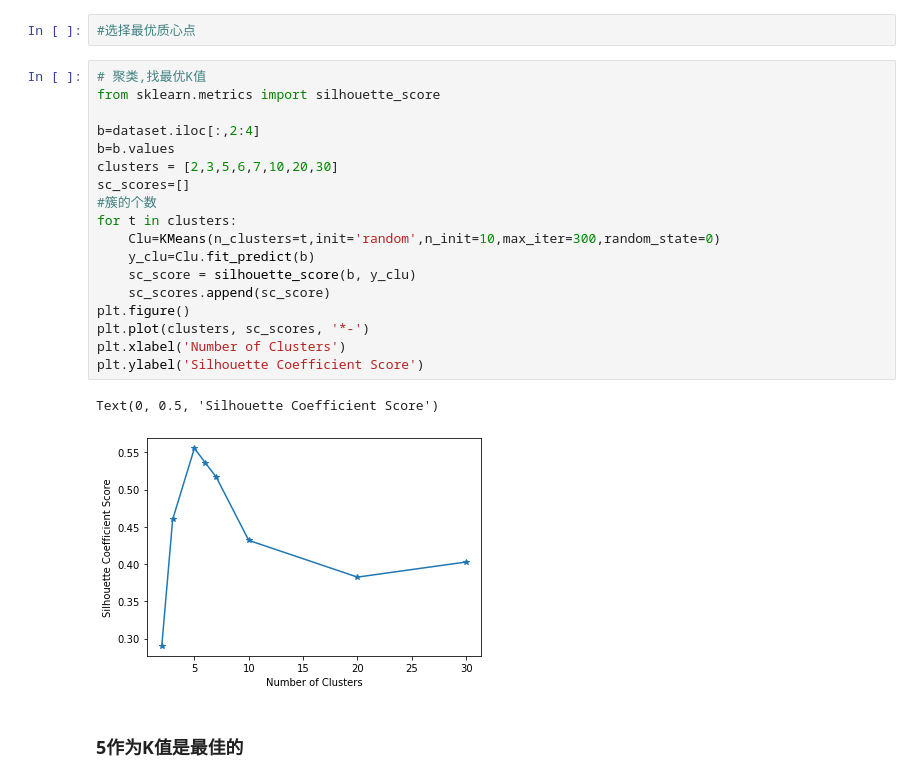
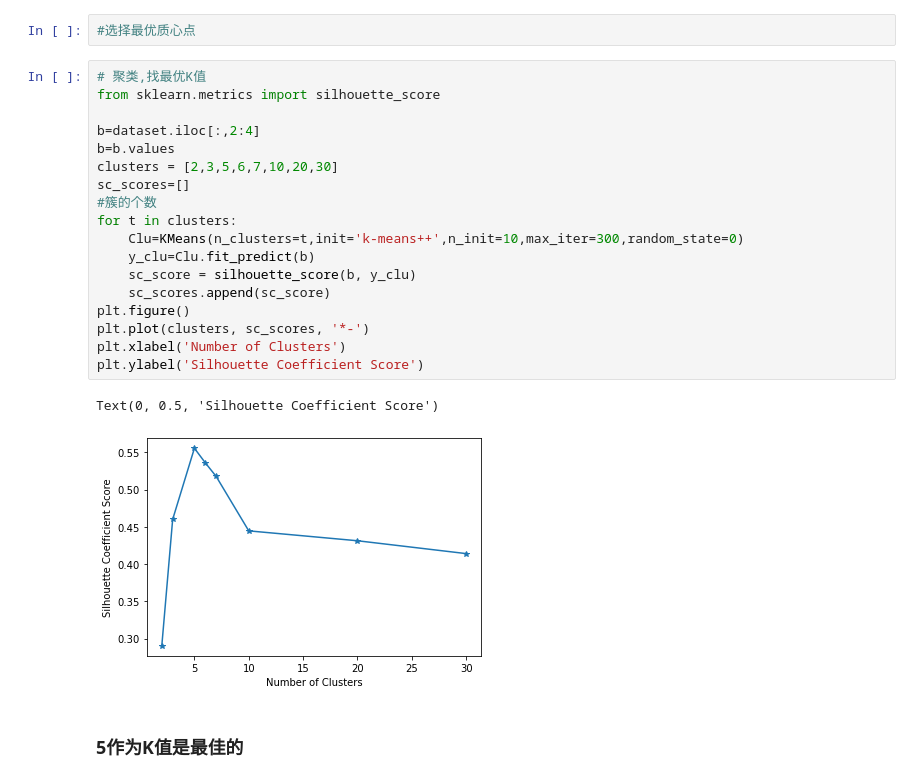
Before and after one commit to Cwcw32/MLs, a Jupyter notebook: Kmeans/sheding.ipynb, the cells around one changed output. Saved outputs shown, nothing was run; the diff lists cells and outputs as text.

```diff
--- a/Kmeans/sheding.ipynb
+++ b/Kmeans/sheding.ipynb
@@ -176,24 +176,24 @@ Text(0.5, 1.0, 'Age vs Spending score')
 # %%
 # 聚类,找最优K值
 from sklearn.metrics import silhouette_score
 
 b=dataset.iloc[:,2:4]
 b=b.values
 clusters = [2,3,5,6,7,10,20,30]
 sc_scores=[]
 #簇的个数
 for t in clusters:
-    Clu=KMeans(n_clusters=t,init='random',n_init=10,max_iter=300,random_state=0)
+    Clu=KMeans(n_clusters=t,init='k-means++',n_init=10,max_iter=300,random_state=0)
     y_clu=Clu.fit_predict(b)
     sc_score = silhouette_score(b, y_clu)
     sc_scores.append(sc_score)
 plt.figure()
 plt.plot(clusters, sc_scores, '*-')
 plt.xlabel('Number of Clusters')
 plt.ylabel('Silhouette Coefficient Score')
 # %% [output]
 Text(0, 0.5, 'Silhouette Coefficient Score')
-[figure, old version]
+[figure, new version]
 # %% [markdown]
 ###  5作为K值是最佳的
 # %% [markdown]
```
Also changed, not shown: parts of 3 cells of this notebook, 9 other files.
